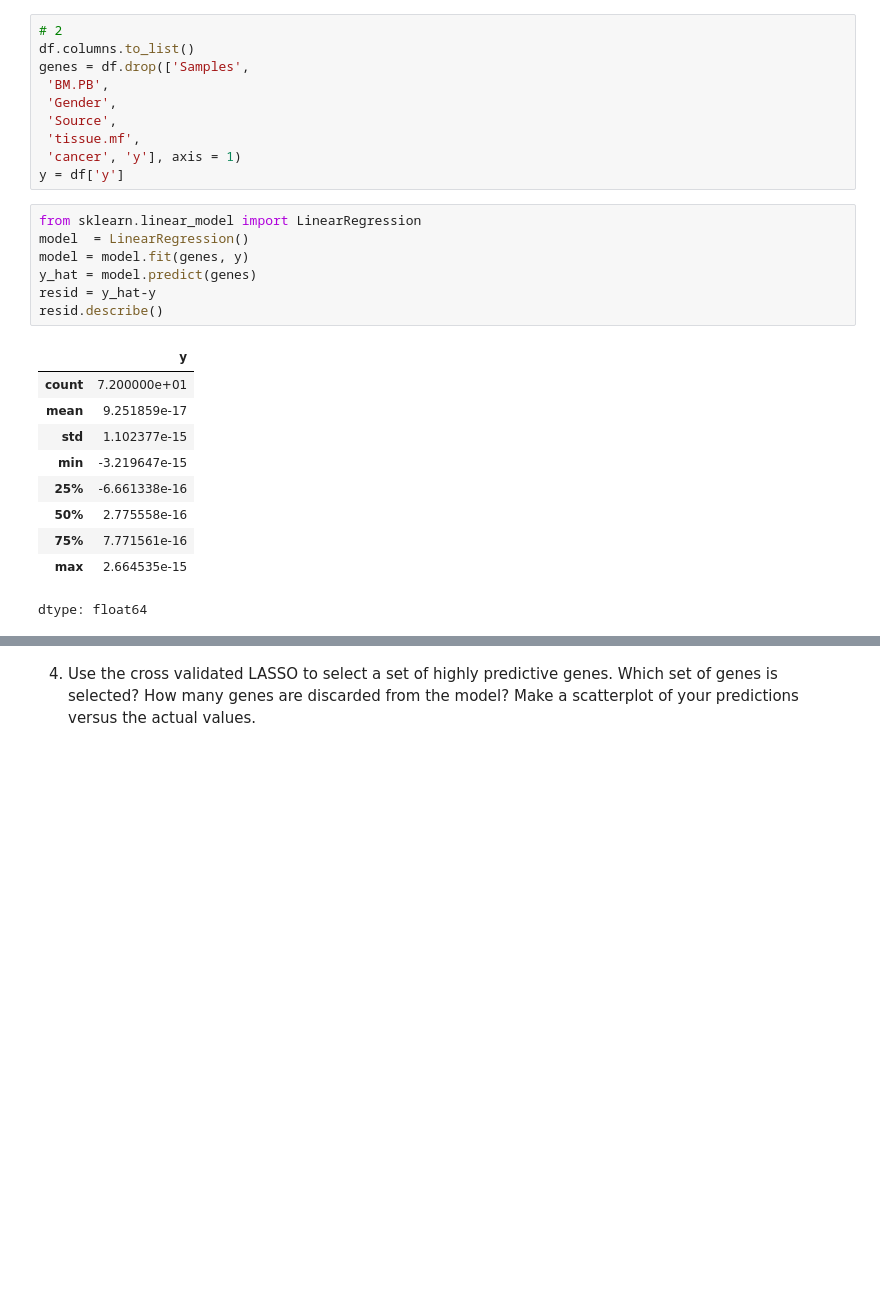
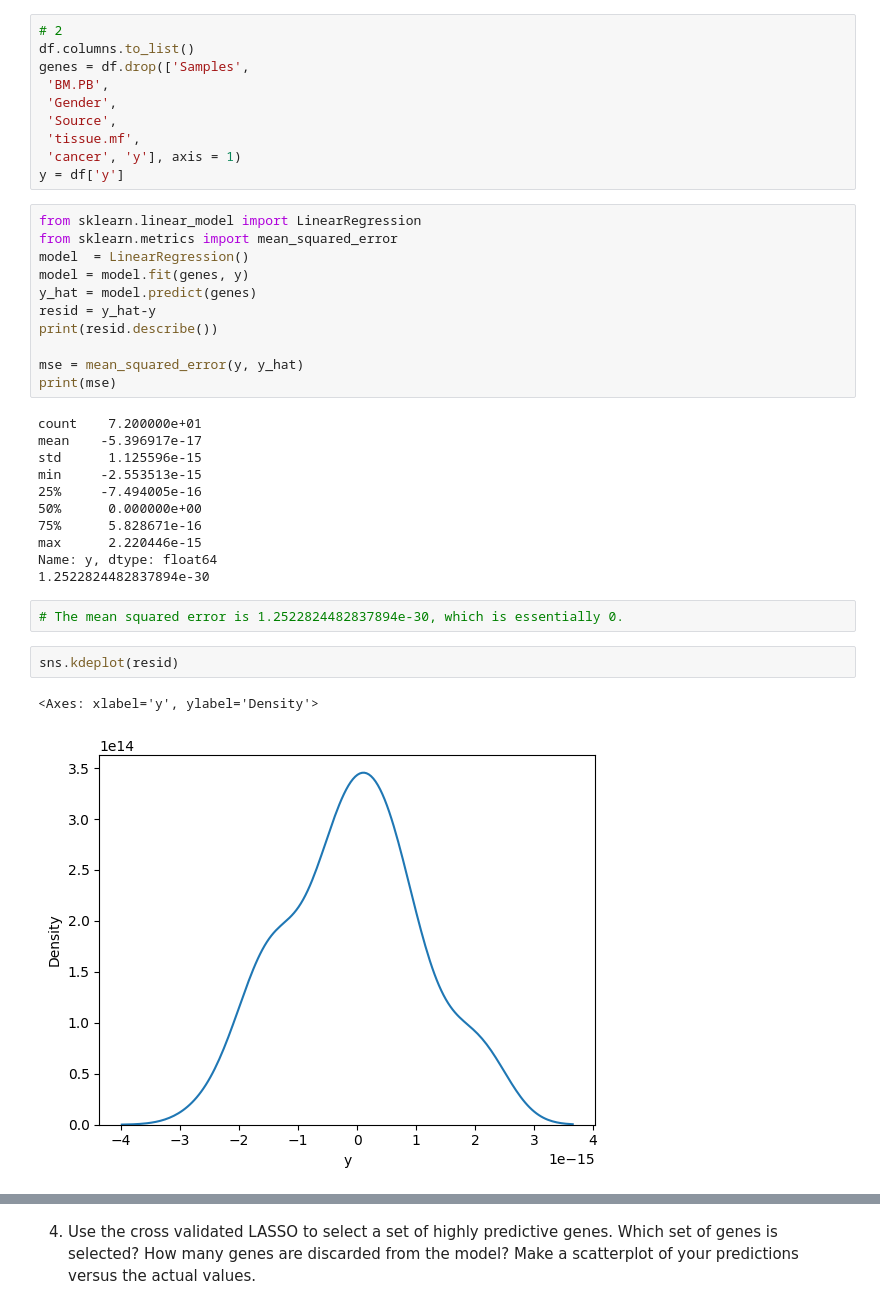
Before and after one commit to oliviapang/scratchpad, a Jupyter notebook: genomics_lab.ipynb, the cells around one changed output, grey strips where cells are left out. Cells and saved outputs as stored; diff of their text form; blank space fills up the shorter version.

```diff
--- a/genomics_lab.ipynb
+++ b/genomics_lab.ipynb
@@ -83,21 +86,32 @@ genes = df.drop(['Samples',
 y = df['y']
 # %%
 from sklearn.linear_model import LinearRegression
+from sklearn.metrics import mean_squared_error
 model  = LinearRegression()
 model = model.fit(genes, y)
 y_hat = model.predict(genes)
 resid = y_hat-y
-resid.describe()
+print(resid.describe())
+
+mse = mean_squared_error(y, y_hat)
+print(mse)
 # %% [output]
-|  | y |
-| count | 7.200000e+01 |
-| mean | 9.251859e-17 |
-| std | 1.102377e-15 |
-| min | -3.219647e-15 |
-| 25% | -6.661338e-16 |
-| 50% | 2.775558e-16 |
-| 75% | 7.771561e-16 |
-| max | 2.664535e-15 |
-dtype: float64
+count    7.200000e+01
+mean    -5.396917e-17
+std      1.125596e-15
+min     -2.553513e-15
+25%     -7.494005e-16
+50%      0.000000e+00
+75%      5.828671e-16
+max      2.220446e-15
+Name: y, dtype: float64
+1.2522824482837894e-30
+# %%
+# The mean squared error is 1.2522824482837894e-30, which is essentially 0.
+# %%
+sns.kdeplot(resid)
+# %% [output]
+<Axes: xlabel='y', ylabel='Density'>
+[figure, added]
 # %%
 sns.scatterplot(x = y, y = y_hat)
```
Also changed, not shown: parts of 22 cells of this notebook.
